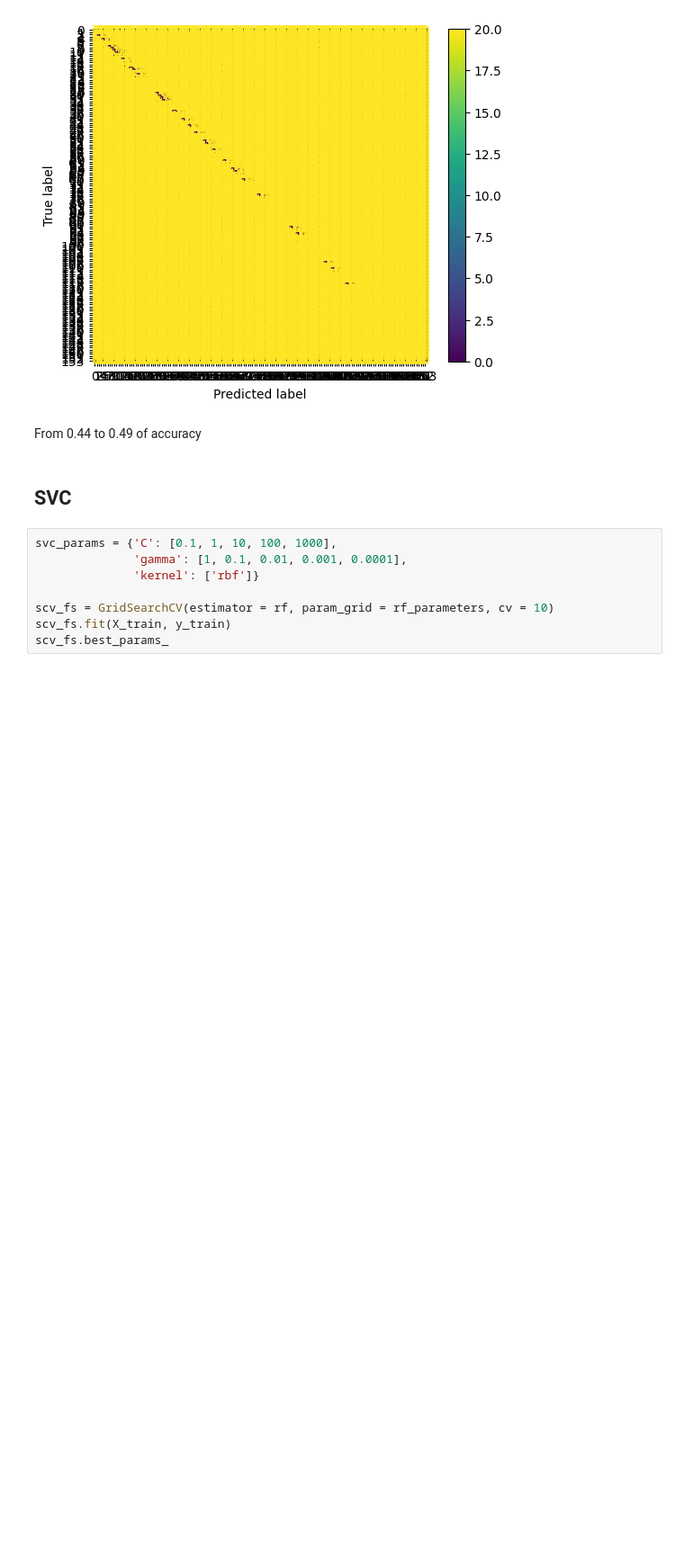
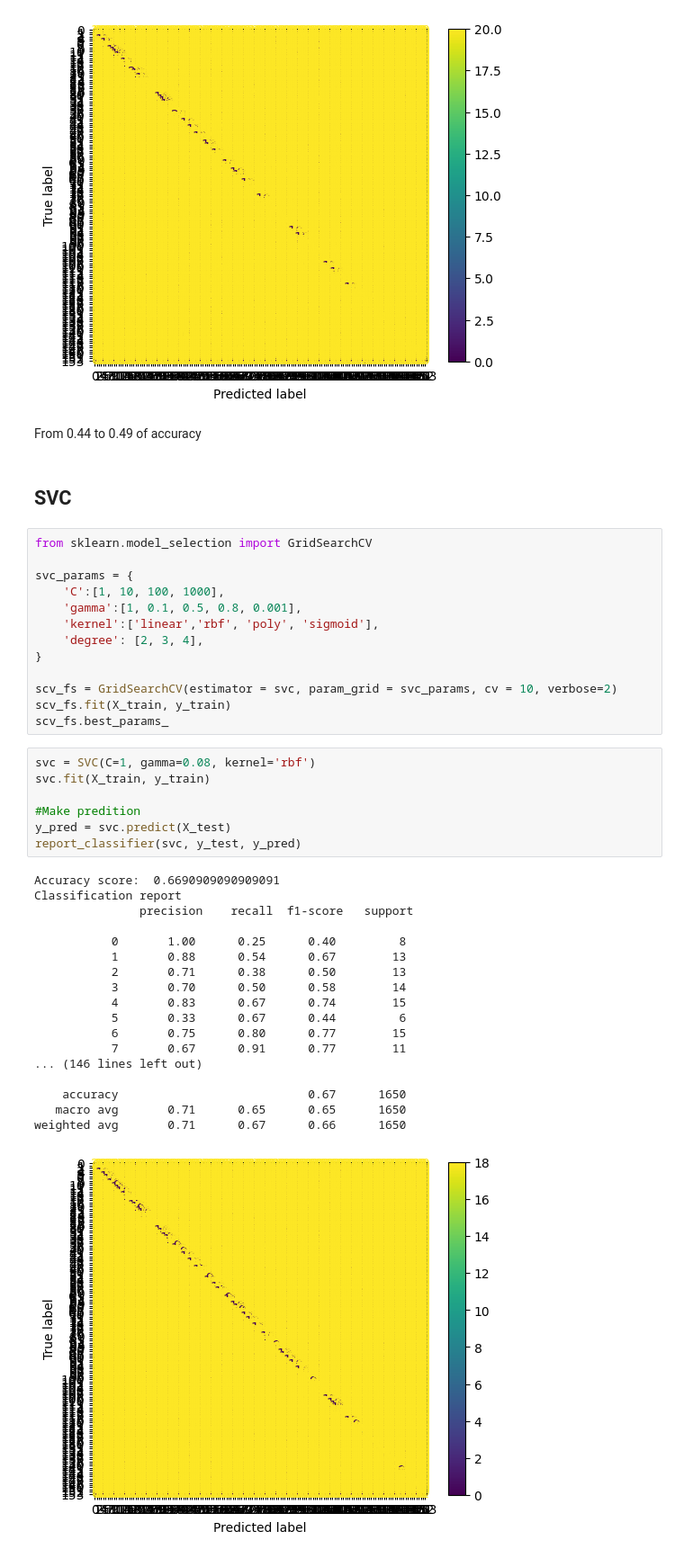
Before and after one commit to angelonazzaro/ZaMatcher, a Jupyter notebook: classifier.ipynb, the cells around one changed output. Shown at 90% size. Saved outputs shown, nothing was run; the diff lists cells and outputs as text; blank space fills up the shorter version.

Commit message:
Finished classifier and exported the model

```diff
--- a/classifier.ipynb
+++ b/classifier.ipynb
@@ -311,10 +311,41 @@ From 0.44 to 0.49 of accuracy
 # %% [markdown]
 ## SVC
 # %%
-svc_params = {'C': [0.1, 1, 10, 100, 1000],
-              'gamma': [1, 0.1, 0.01, 0.001, 0.0001],
-              'kernel': ['rbf']}
+from sklearn.model_selection import GridSearchCV
 
-scv_fs = GridSearchCV(estimator = rf, param_grid = rf_parameters, cv = 10)
+svc_params = {
+    'C':[1, 10, 100, 1000],
+    'gamma':[1, 0.1, 0.5, 0.8, 0.001],
+    'kernel':['linear','rbf', 'poly', 'sigmoid'],
+    'degree': [2, 3, 4],
+}
+
+scv_fs = GridSearchCV(estimator = svc, param_grid = svc_params, cv = 10, verbose=2)
 scv_fs.fit(X_train, y_train)
 scv_fs.best_params_
+# %%
+svc = SVC(C=1, gamma=0.08, kernel='rbf')
+svc.fit(X_train, y_train)
+
+#Make predition
+y_pred = svc.predict(X_test)
+report_classifier(svc, y_test, y_pred)
+# %% [output]
+Accuracy score:  0.6690909090909091
+Classification report
+               precision    recall  f1-score   support
+
+           0       1.00      0.25      0.40         8
+           1       0.88      0.54      0.67        13
+           2       0.71      0.38      0.50        13
+           3       0.70      0.50      0.58        14
+           4       0.83      0.67      0.74        15
+           5       0.33      0.67      0.44         6
+           6       0.75      0.80      0.77        15
+           7       0.67      0.91      0.77        11
+... (146 lines left out)
+
+    accuracy                           0.67      1650
+   macro avg       0.71      0.65      0.65      1650
+weighted avg       0.71      0.67      0.66      1650
+[figure, added]
```
Also changed, not shown: parts of 7 cells of this notebook, 1 other file.
